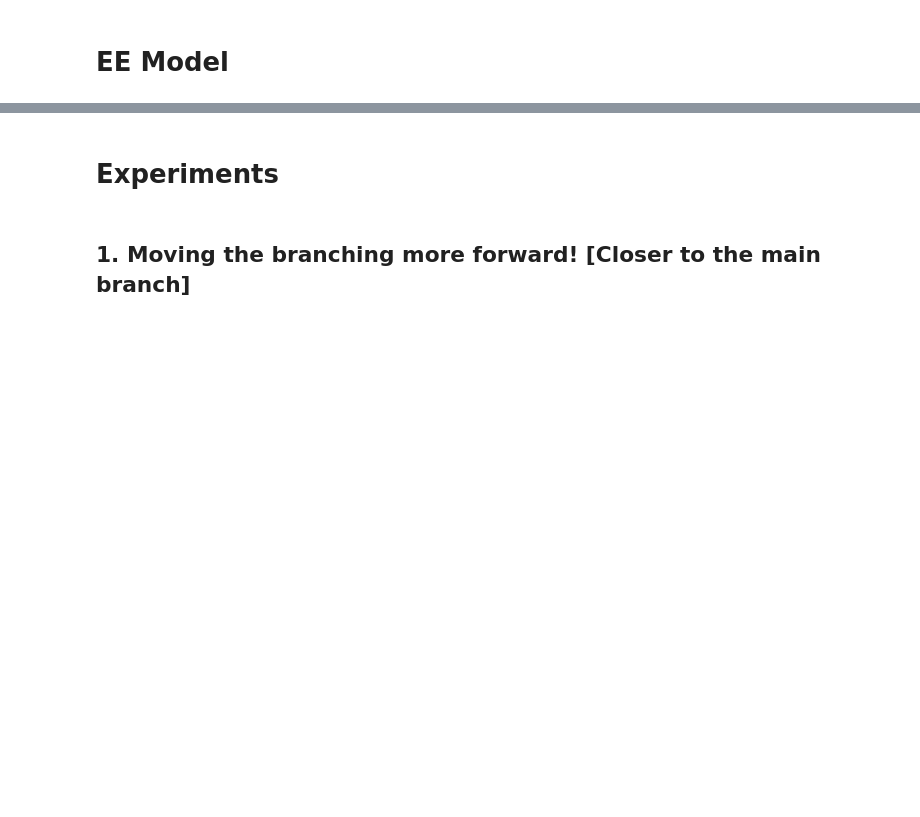
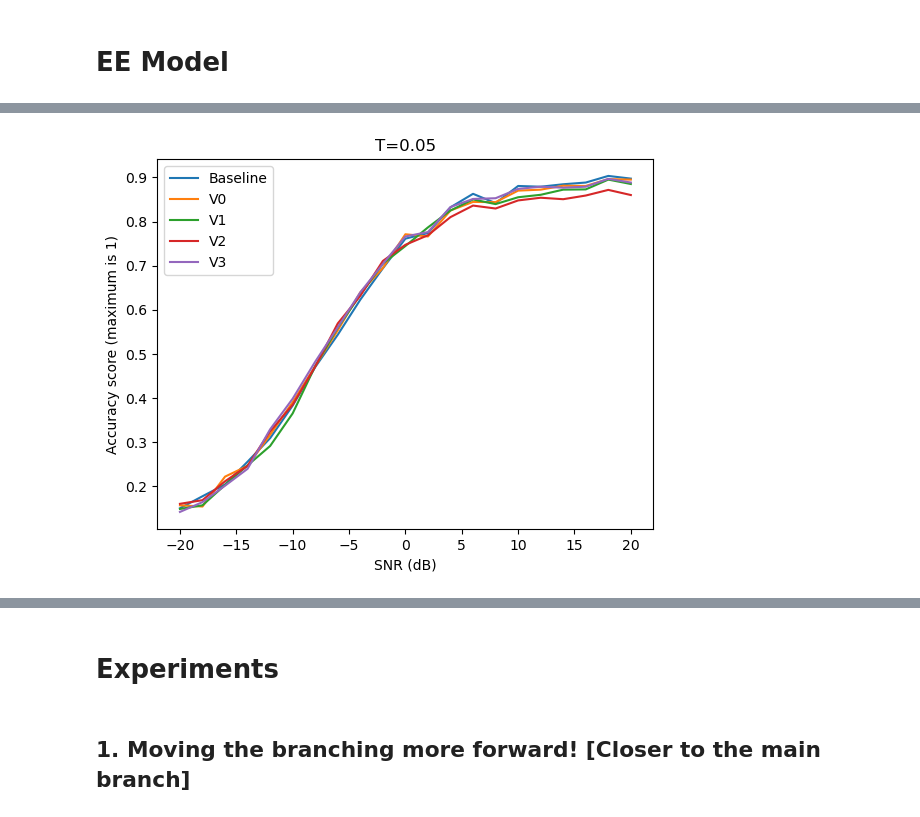
Before and after one commit to ElsayedMMohammed/modulation_classification_using_early_exiting, a Jupyter notebook: EE for Modulation Classification.ipynb, the cells around one changed output, grey strips where cells are left out. Cells and saved outputs as stored; diff of their text form; code cells hidden in the pictures; blank space fills up the shorter version.

Commit message:
commit after paper accepted

```diff
--- a/EE for Modulation Classification.ipynb
+++ b/EE for Modulation Classification.ipynb
@@ -95,2 +120,8 @@ plt.show()
 # %% [markdown]
 # **EE Model**
+# %%
+eeV0_initialWeights = "./models/intialized_eeV0_0424_after.pth"
+eeV1_initialWeights = "./models/intialized_eeV1_0424_after.pth"
+eeV2_initialWeights = "./models/intialized_eeV2_0424_after.pth"
+eeV3_initialWeights = "./models/intialized_eeV3_0501_after.pth"
+eeV4_initialWeights = "./models/intialized_eeV4_0501_after.pth"
@@ -128,3 +162,0 @@ epoch 50 --> trainLoss: 0.895, trainAcc: 0.644, validLoss: 0.947, validAcc: 0.62
-# %%
-eeRecorder, preds, acc = EE.infer(valLoader, threshold=0.05, verbose=False)
-EE.testingSummary(eeRecorder, nBranches=2, overall=True)
@@ -219,0 +464,25 @@ plt.show()
+# %%
+thresholds = [0.05, 0.15, 0.3, 0.4]
+figTitles = ['./Figures/accuracy_005_V01234.png', './Figures/accuracy_015_V01234.png', './Figures/accuracy_03_V01234.png', './Figures/accuracy_04_V01234.png']
+i = 0
+THRESHOLD = thresholds[i]
+figTitle = figTitles[i]
+fig = plt.Figure()
+
+xAxis = np.arange(-20, 21, 2) #SNRs
+plt.plot(xAxis, list(accuracies["Baseline"][0.05].values()));
+plt.plot(xAxis, list(accuracies["V0"][THRESHOLD].values()));
+plt.plot(xAxis, list(accuracies["V1"][THRESHOLD].values()));
+plt.plot(xAxis, list(accuracies["V2"][THRESHOLD].values()));
+plt.plot(xAxis, list(accuracies["V3"][THRESHOLD].values()));
+#plt.plot(xAxis, list(accuracies["V4"][THRESHOLD].values()));
+
+plt.legend(["Baseline", "V0", "V1", "V2", "V3"])
+plt.xlabel('SNR (dB)')
+plt.ylabel('Accuracy score (maximum is 1)')
+plt.title('T={}'.format(THRESHOLD))
+#plt.title("Accuracy Comparison with Different SNR Levels [Threshold = {}]".format(THRESHOLD));
+plt.savefig(figTitle)
+plt.show()
+# %% [output]
+[figure, added]
```
Also changed, not shown: parts of 76 cells of this notebook.
